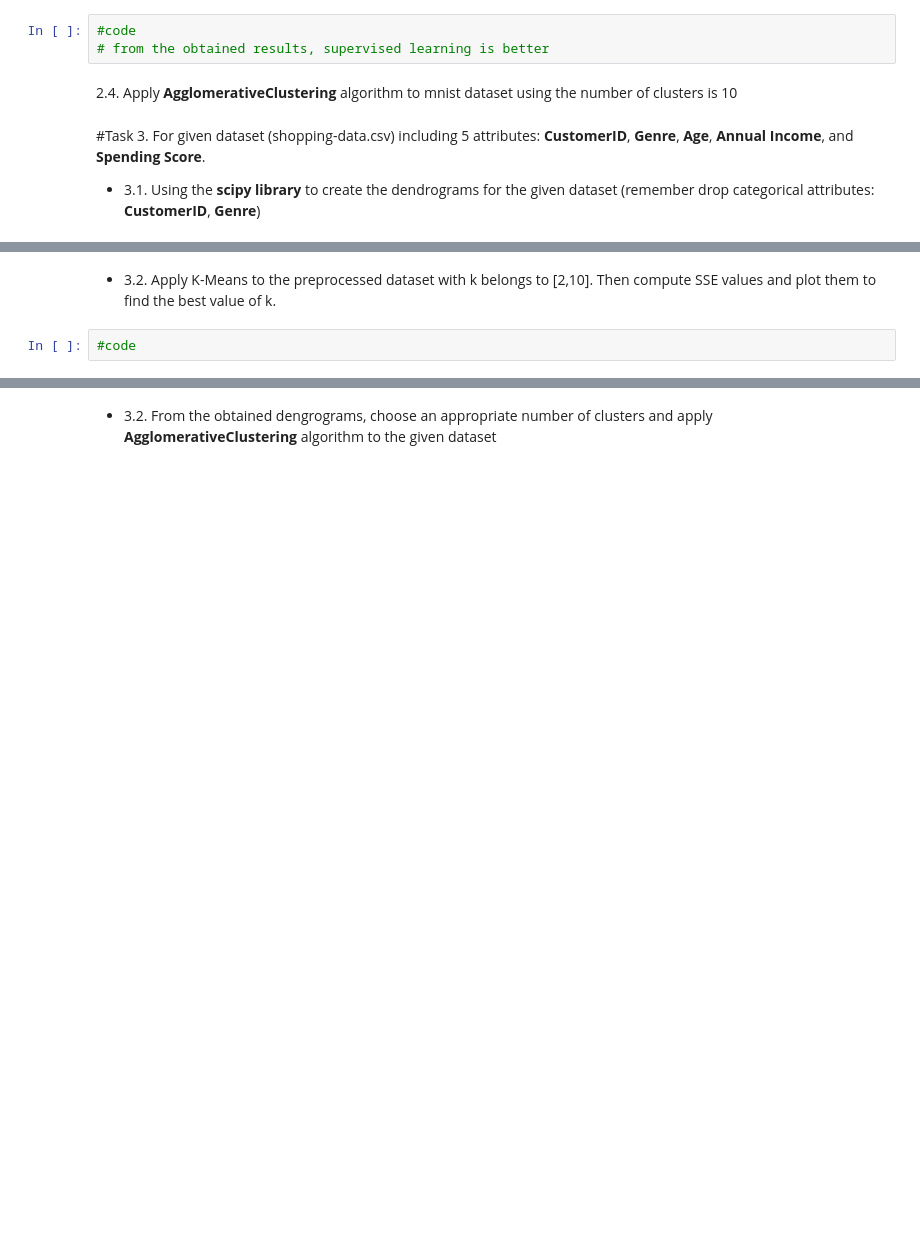
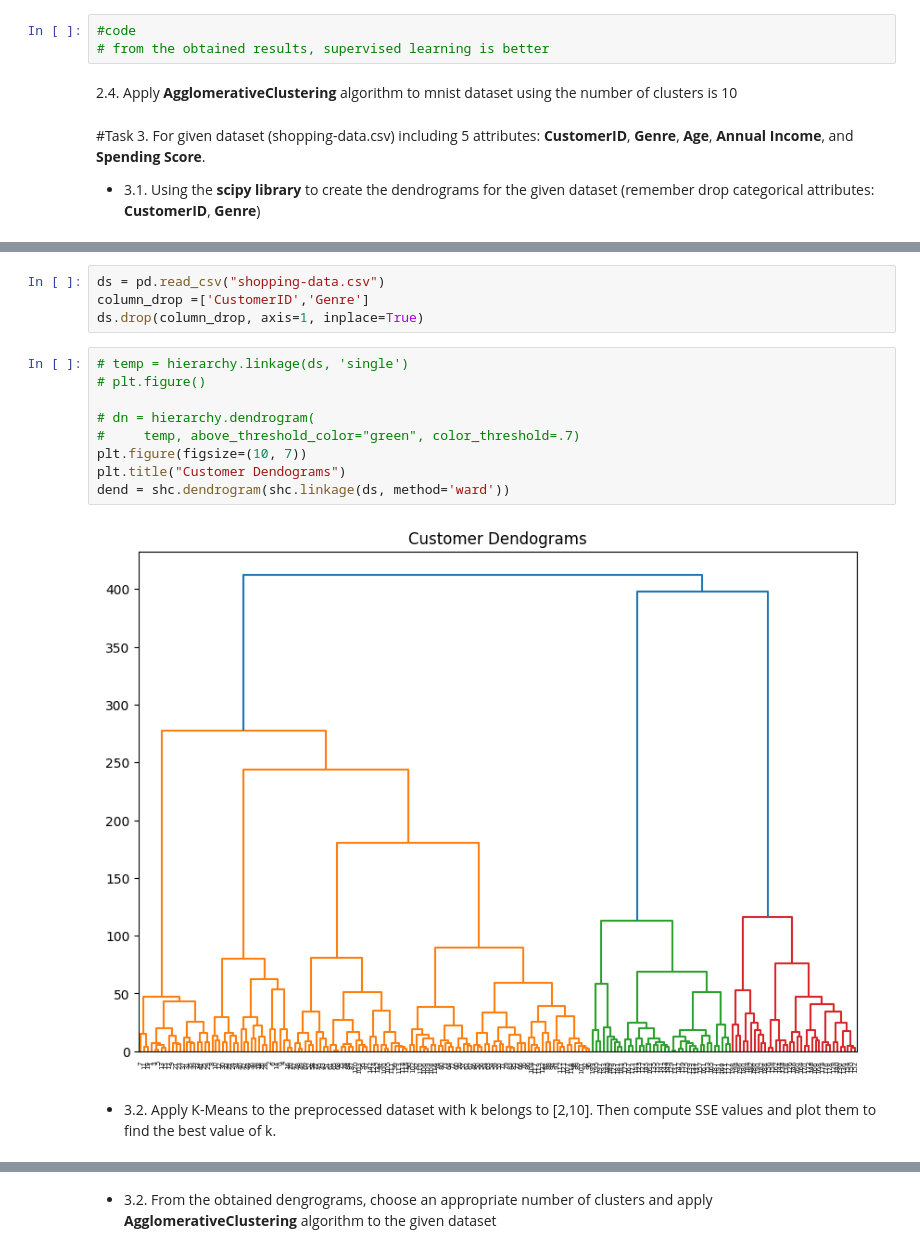
Before and after one commit to NguyenNgocBaoNgan/ML_20130331_NguyenNgocBaoNgan, a Jupyter notebook: Lab_7_20130331_NguyenNgocBaoNgan.ipynb, the cells around one changed output, grey strips where cells are left out. Saved outputs shown, nothing was run; the diff lists cells and outputs as text; blank space fills up the shorter version.

```diff
--- a/Lab_7_20130331_NguyenNgocBaoNgan.ipynb
+++ b/Lab_7_20130331_NguyenNgocBaoNgan.ipynb
@@ -171,4 +183,17 @@ For given dataset (shopping-data.csv) including 5 attributes: **CustomerID**, **
+# %%
+ds = pd.read_csv("shopping-data.csv")
+column_drop =['CustomerID','Genre']
+ds.drop(column_drop, axis=1, inplace=True)
+# %%
+# temp = hierarchy.linkage(ds, 'single')
+# plt.figure()
+
+# dn = hierarchy.dendrogram(
+#     temp, above_threshold_color="green", color_threshold=.7)
+plt.figure(figsize=(10, 7))
+plt.title("Customer Dendograms")
+dend = shc.dendrogram(shc.linkage(ds, method='ward'))
+# %% [output]
+[figure, added]
 # %% [markdown]
 *   3.2. Apply K-Means to the preprocessed dataset with k belongs to [2,10]. Then compute SSE values and plot them to find the best value of k.
-# %%
-#code
```
Also changed, not shown: parts of 9 cells of this notebook.
